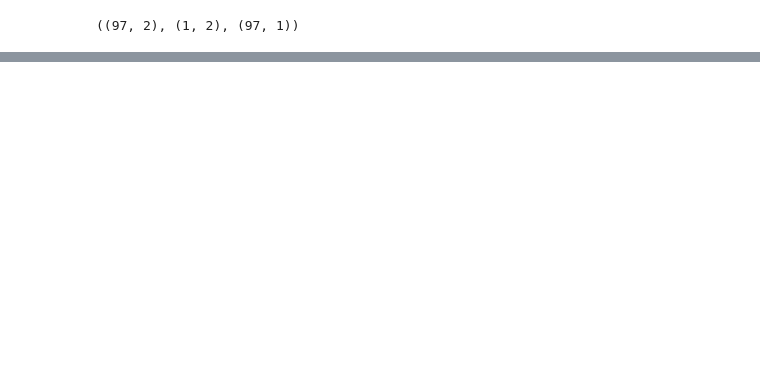
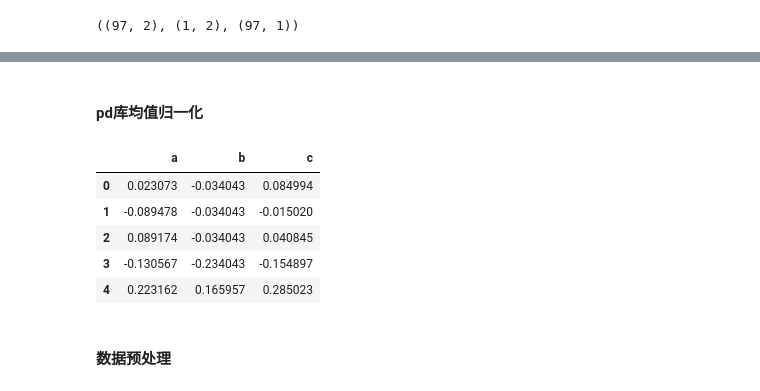
Before and after one commit to cuukenn/py-ml-notes, a Jupyter notebook: ex1线性回归/ext1.ipynb, the cells around one changed output, grey strips where cells are left out. Drawn from its saved outputs; the diff is of its cells as text; code cells hidden in the pictures; blank space fills up the shorter version.

```diff
--- a/ex1线性回归/ext1.ipynb
+++ b/ex1线性回归/ext1.ipynb
@@ -153,0 +161,3 @@ plt.show()
+# %%
+data=pd.read_csv('./ex1data2.txt',names=['a','b','c'])
+data.head(),data.describe()
@@ -153,0 +180,14 @@ plt.show()
+# %% [markdown]
+#### pd库均值归一化
+# %%
+data=(data-data.mean())/data.max()
+data.head()
+# %% [output]
+|  | a | b | c |
+| 0 | 0.023073 | -0.034043 | 0.084994 |
+| 1 | -0.089478 | -0.034043 | -0.015020 |
+| 2 | 0.089174 | -0.034043 | 0.040845 |
+| 3 | -0.130567 | -0.234043 | -0.154897 |
+| 4 | 0.223162 | 0.165957 | 0.285023 |
+# %% [markdown]
+#### 数据预处理
```
Also changed, not shown: parts of 34 cells of this notebook, 3 other files.
